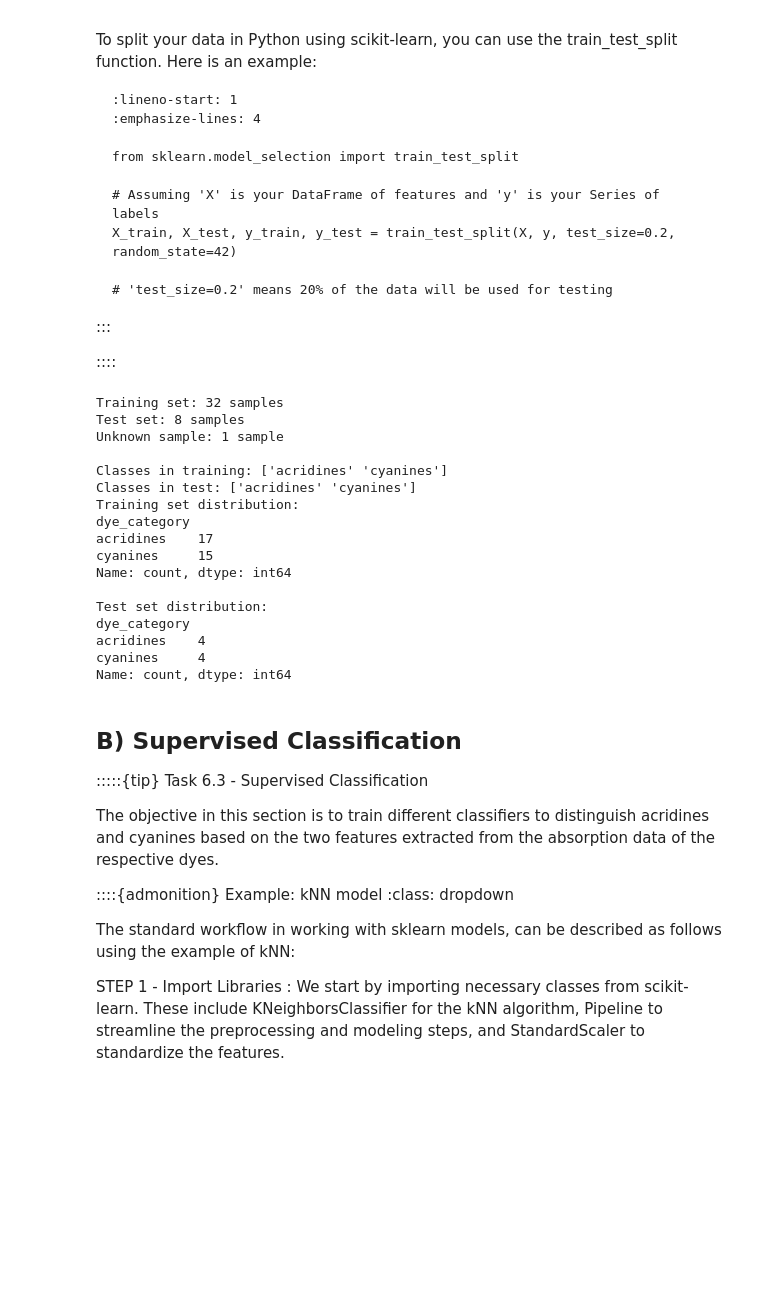
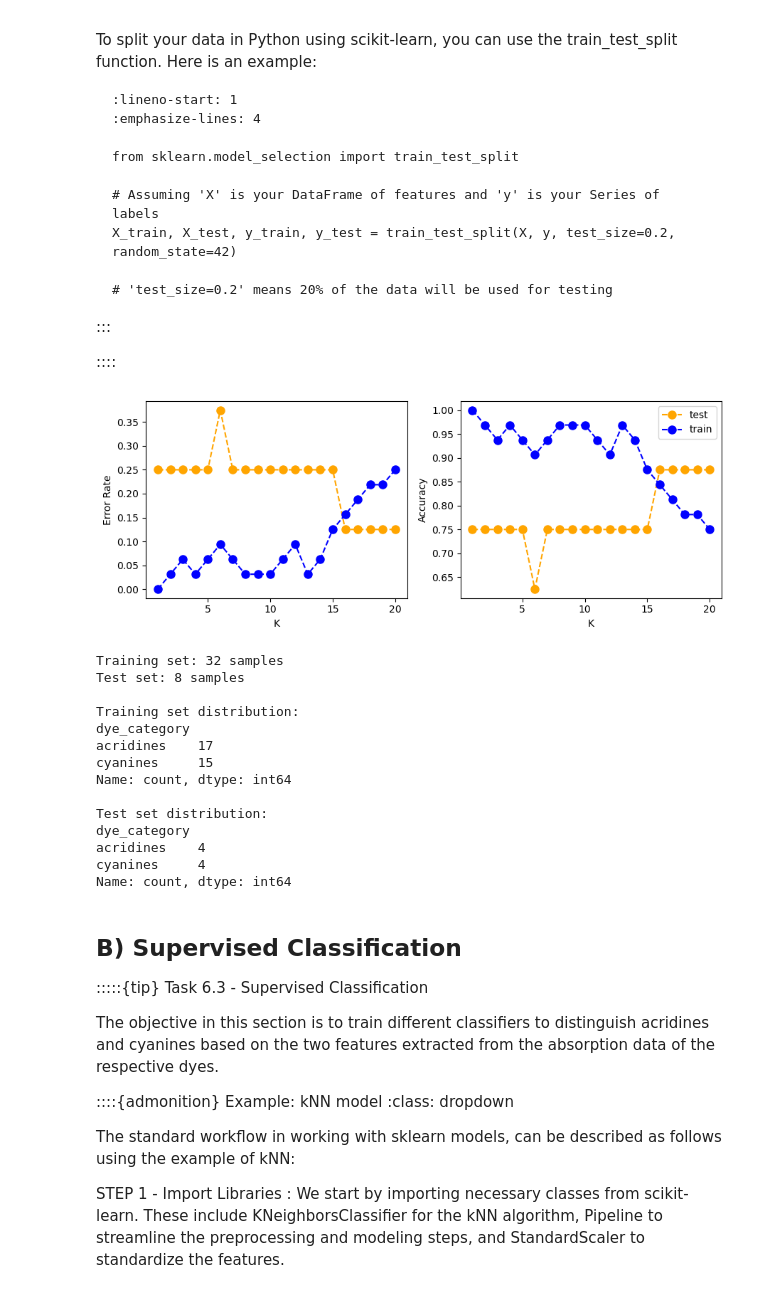
Before and after one commit to HatefRahimi/DigitalAlchemy, a Jupyter notebook: EX5/E06_classification_hands-on.ipynb, the cells around one changed output. Drawn from its saved outputs; the diff is of its cells as text; code cells hidden in the pictures; blank space fills up the shorter version.

```diff
--- a/EX5/E06_classification_hands-on.ipynb
+++ b/EX5/E06_classification_hands-on.ipynb
@@ -172,37 +168,31 @@ X_train, X_test, y_train, y_test = train_test_split(X, y, test_size=0.2, random_
 # %%
 from sklearn.model_selection import train_test_split
 
-# Make sure to only include acridines and cyanines in the training/test data
-
 X_train, X_test, y_train, y_test = train_test_split(
-    X_labeled,  # This already excludes 'unknown'
-    y_labeled,  # This already excludes 'unknown'
+    X_labeled,
+    y_labeled,
     test_size=0.2,
     random_state=42
+    # stratify =y_labeled
 )
+
+import digichem as dc
+
+dc.plot2select_k(X_test, y_test, X_train, y_train, max_k=20)
 
 print(f"Training set: {X_train.shape[0]} samples")
 print(f"Test set: {X_test.shape[0]} samples")
-print(f"Unknown sample: {X_unknown_sample.shape[0]} sample")
 
-# Verify: Check that 'unknown' is NOT in training or test sets
-print(f"\nClasses in training: {y_train.unique()}")
-print(f"Classes in test: {y_test.unique()}")\
-
-
-# Check class distribution
-print("Training set distribution:")
+print("\nTraining set distribution:")
 print(y_train.value_counts())
 
 print("\nTest set distribution:")
 print(y_test.value_counts())
 # %% [output]
+[figure, added]
 Training set: 32 samples
 Test set: 8 samples
-Unknown sample: 1 sample
 
-Classes in training: ['acridines' 'cyanines']
-Classes in test: ['acridines' 'cyanines']
 Training set distribution:
 dye_category
 acridines    17
```
Also changed, not shown: parts of 5 cells of this notebook.
